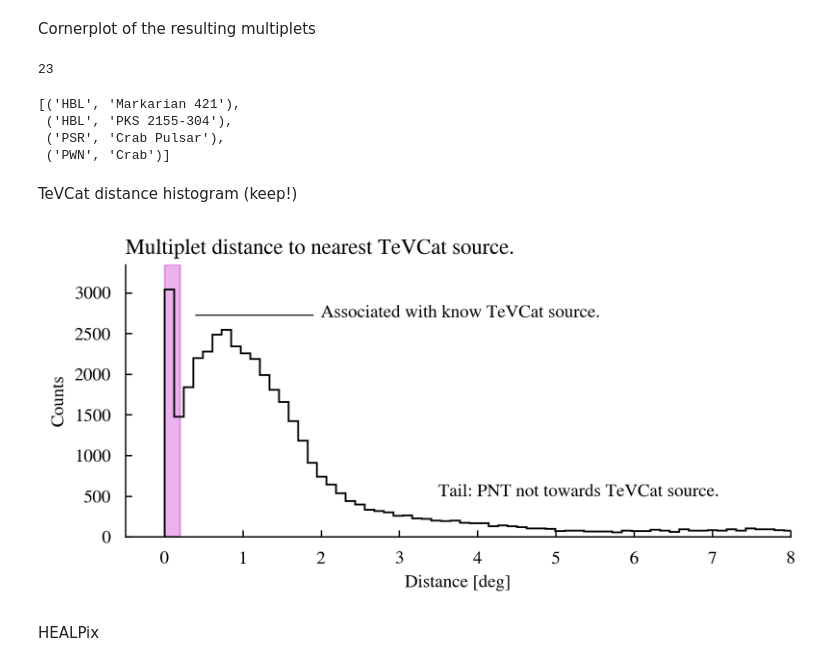
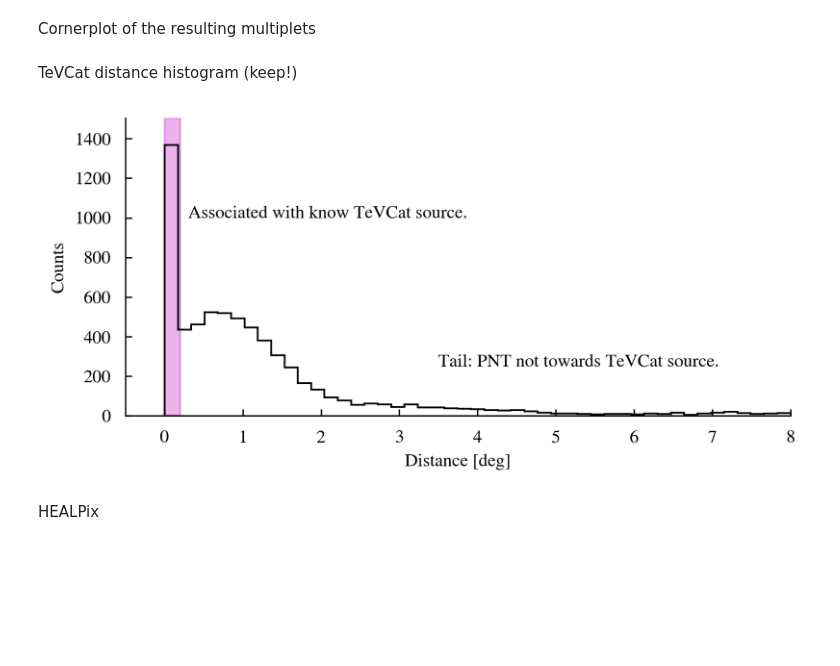
Before and after one commit to annanayjaitly/gamma_transients, a Jupyter notebook: testing/read_scanner_results.ipynb, the cells around one changed output. Saved outputs shown, nothing was run; the diff lists cells and outputs as text; code cells hidden in the pictures; blank space fills up the shorter version.

```diff
--- a/testing/read_scanner_results.ipynb
+++ b/testing/read_scanner_results.ipynb
@@ -30,14 +30,14 @@ import dill
 
 # mplets = mplet_list[0]
 # mplets.appendMultiplets(*mplet_list[1:])
-with open("pkl_jugs/n4/mplets_bare.pkl","rb") as f:
+with open("pkl_jugs/n4/mplets_with_tevcat.pkl","rb") as f:
     mplets = dill.load(f)
 
-# nosource_mask = mplets["TEVCAT_DISTANCES_DEG"] >= 0.2
-# Nmin4_mask = mplets["Nmax"] >= 4
-# Nmin5_mask = mplets["Nmax"] >= 5
-# dt1sec_mask = mplets["dt"] <= 1e9
-# xgal_mask = np.abs(mplets["MEDIAN_GLAT"]) > 5
+nosource_mask = mplets.table["TEVCAT_DISTANCES_DEG"] >= 0.2
+Nmin4_mask = mplets.table["Nmax"] >= 4
+Nmin5_mask = mplets.table["Nmax"] >= 5
+dt1sec_mask = mplets.table["dt"] <= 1e9
+xgal_mask = np.abs(mplets.table["MEDIAN_GLAT"]) > 5
 print(type(mplets))
 # %% [output]
 <class '__main__.Multiplets'>
@@ -114,8 +89,6 @@ fig.savefig("figures/dt_da_2dhist.png",facecolor="white")
 # fig.savefig("figures/combined/n3_corner_dt_da.png",facecolor="white",dpi=300)
 # %%
 max(mplets.table["Nmax"])
-# %% [output]
-23
 # %%
 from scipy.spatial import KDTree
 # %%
@@ -127,39 +100,35 @@ mplets_sorted.table.sort("Nmax")
 A = mplets_sorted.table["TEVCAT_SOURCE_TYPE","TEVCAT_SOURCE_NAME"][::-1][:100]
 from pprint import pprint
 pprint(np.unique(A).tolist())
-# %% [output]
-[('HBL', 'Markarian 421'),
- ('HBL', 'PKS 2155-304'),
- ('PSR', 'Crab Pulsar'),
- ('PWN', 'Crab')]
 # %% [markdown]
 TeVCat distance histogram (keep!)
 # %%
-current_mask = nosource_mask
+# current_mask = nosource_mask
 from matplotlib.figure import Axes
 
 vline_sourcebound = .2
 plt.figure(figsize=(6,3))
 hist = vis.hist(mplets.table["TEVCAT_DISTANCES_DEG"],bins="freedman",histtype="step",stacked=True)
 ax: Axes = plt.gca()
-ax.set_title("Multiplet distance to nearest TeVCat source.",loc="left")
+# ax.set_title("Multiplet distance to nearest TeVCat source.",loc="left")
 ax.set_xlabel("Distance [deg]")
 ax.set_ylabel("Counts")
 ylim = ax.get_ylim()
 # ax.vlines(vline_sourcebound,0,ylim[1],color="red",ls="--",label=f"{vline_sourcebound} deg")
 # ax.set_yscale("log")
 ax.set_xlim(-.5,8)
 ax.fill_between([0,vline_sourcebound],*ylim, alpha=0.3, color="m",label="Associated with TeVCat source.")
-ax.text(2, 2650 + 50, "Associated with know TeVCat source.")
+ax.text(.3, 1e3, "Associated with know TeVCat source.")
+# ax.text(2, 2650 + 50, "Associated with know TeVCat source.")
 ax.arrow(1.9,2675 + 50,-1.5,0, lw=0.5)
 
 # ax.fill_between([5,20],ylim[0],ylim[1]/5,color="green",alpha=0.3)
-ax.text(3.5,5e2,"Tail: PNT not towards TeVCat source.")
+ax.text(3.5,25e1,"Tail: PNT not towards TeVCat source.")
 ax.set_ylim(*ylim)
 # ax.legend()
 # ax.set_xscale("log")
-plt.savefig("figures/combined/sourcedist_hist_makeup.png",facecolor="white")
+plt.savefig("figures/n4_sourcedist_hist_makeup.png",facecolor="white",dpi=300)
 # %% [output]
-[figure, old version]
+[figure, new version]
 # %% [markdown]
 HEALPix
```
Also changed, not shown: parts of 4 cells of this notebook, 1 other file.
